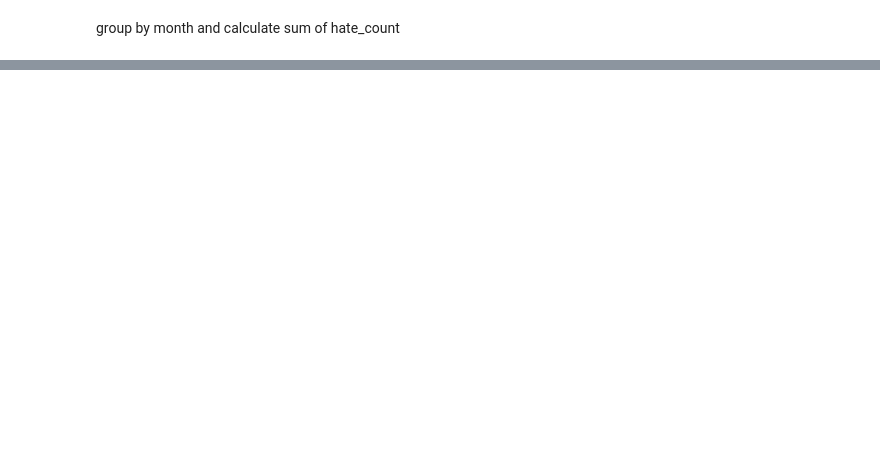
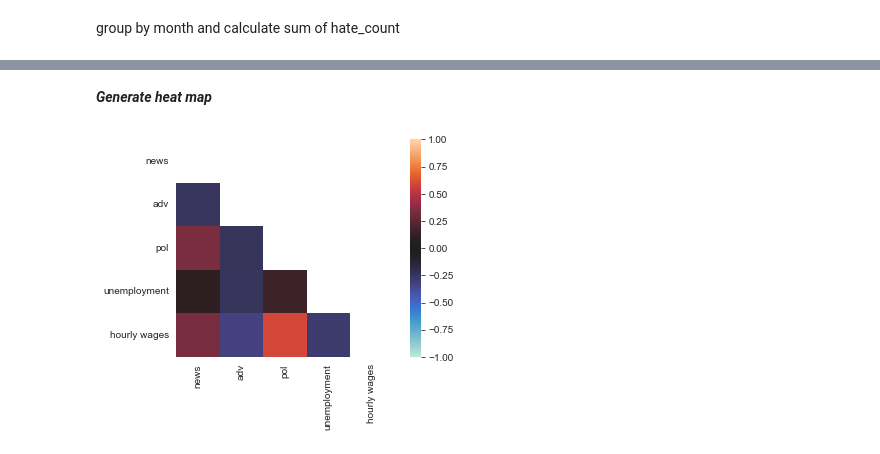
Before and after one commit to irenelopez42/4chanAnalysis, a Jupyter notebook: socioeconomics.ipynb, the cells around one changed output, grey strips where cells are left out. Cells and saved outputs as stored; diff of their text form; code cells hidden in the pictures; blank space fills up the shorter version.

```diff
--- a/socioeconomics.ipynb
+++ b/socioeconomics.ipynb
@@ -270,0 +170,5 @@ fig.savefig("./Figures/change_unemployment_and_hate_speech.png", format="png")
+# %%
+us_unemployment_monthly.index = new_index
+us_unemployment_monthly = us_unemployment_monthly.loc[:,"Value"]
+us_unemployment_monthly = us_unemployment_monthly.map(np.float64)
+us_unemployment_monthly.head()
@@ -270,0 +185,7 @@ fig.savefig("./Figures/change_unemployment_and_hate_speech.png", format="png")
+# %%
+us_indicators = pd.DataFrame(index=us_unemployment_monthly.index)
+us_indicators.loc[:,"unemployment"] = us_unemployment_monthly
+us_indicators.loc[:,"hourly wages"] = us_hourly_wages
+us_indicators.index = pd.Index(us_indicators.index, name="Month")
+us_indicators = us_indicators.apply(standardize, axis=0)
+us_indicators.head()
@@ -270,0 +266,3 @@ fig.savefig("./Figures/change_unemployment_and_hate_speech.png", format="png")
+# %%
+all_combined = hate_share_monthly.join(us_indicators)
+all_combined_shifted = hate_share_monthly.join(us_indicators_shifted)
@@ -270,0 +279,3 @@ fig.savefig("./Figures/change_unemployment_and_hate_speech.png", format="png")
+# %%
+correlations = all_combined.corr()
+correlations_shifted = all_combined_shifted.corr()
@@ -270,0 +300,2 @@ fig.savefig("./Figures/change_unemployment_and_hate_speech.png", format="png")
+# %% [markdown]
+***Generate heat map***
@@ -270,0 +304,8 @@ fig.savefig("./Figures/change_unemployment_and_hate_speech.png", format="png")
+# %%
+mask = np.zeros_like(correlations.to_numpy())
+mask[np.triu_indices_from(mask)] = True
+with sb.axes_style("white"):
+    ax = sb.heatmap(correlations.to_numpy(), mask=mask, vmax=1.0, vmin=-1, center=0, square=True, xticklabels=correlations.index, yticklabels=correlations.index)
+    plt.show()
+# %% [output]
+[figure, added]
```
Also changed, not shown: parts of 95 cells of this notebook, 6 other files.
